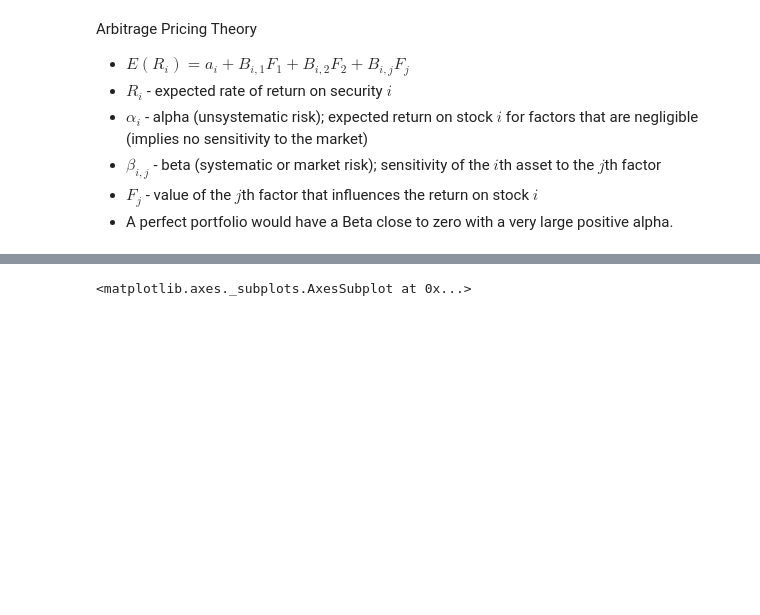
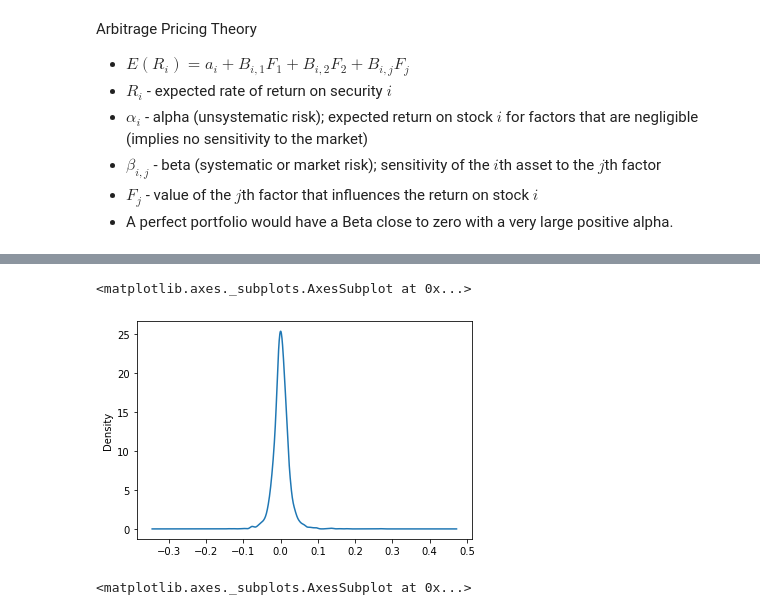
Before and after one commit to taylorec/Finance-with-Python, a Jupyter notebook: 4) CAPM_APT.ipynb, the cells around one changed output, grey strips where cells are left out. Saved outputs shown, nothing was run; the diff lists cells and outputs as text; code cells hidden in the pictures; blank space fills up the shorter version.

```diff
--- a/4) CAPM_APT.ipynb
+++ b/4) CAPM_APT.ipynb
@@ -116,3 +114,8 @@ amzn.hist(bins=50)
+# %%
+amzn.plot.density()
+# %% [output]
+<matplotlib.axes._subplots.AxesSubplot at 0x...>
+[figure, added]
 # %%
 # Distribution plot of GE returns
 ge.hist(bins=50)
```
Also changed, not shown: parts of 21 cells of this notebook, 9 other files.
